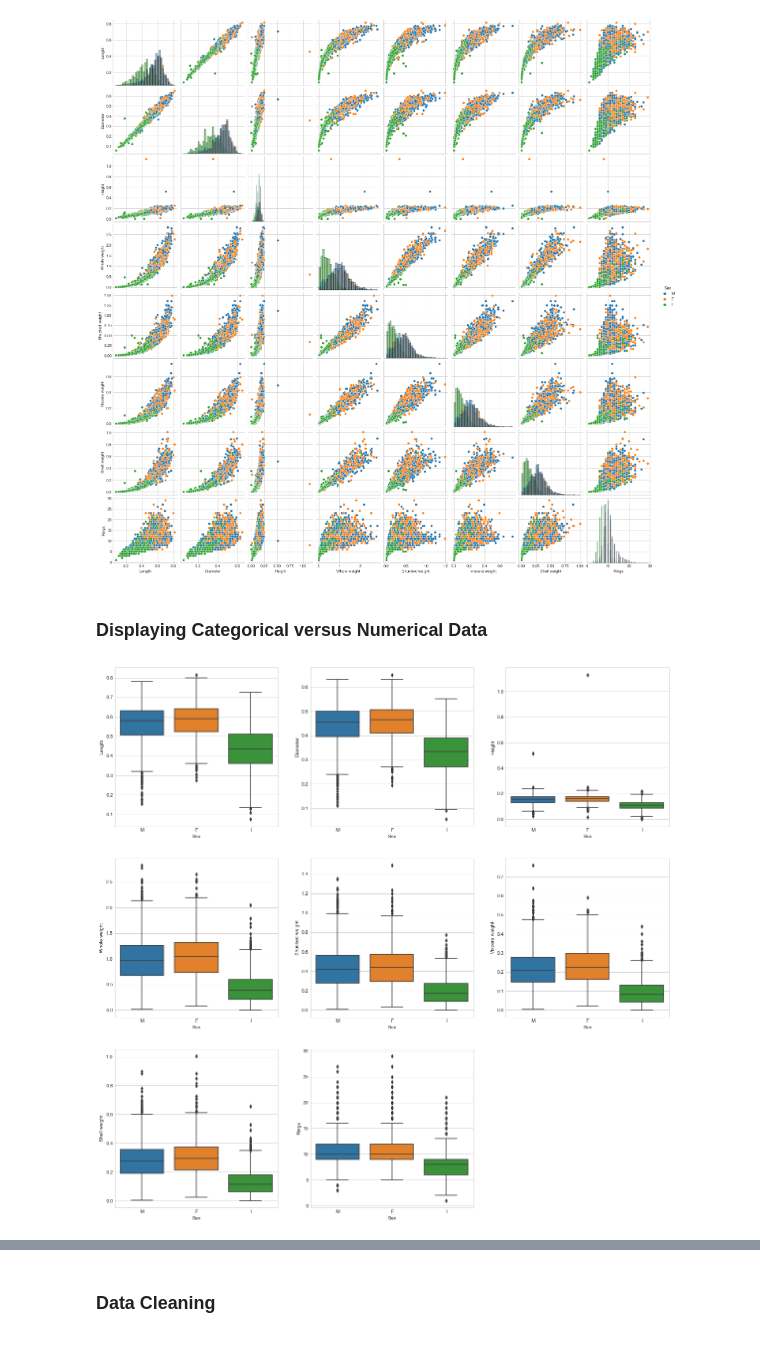
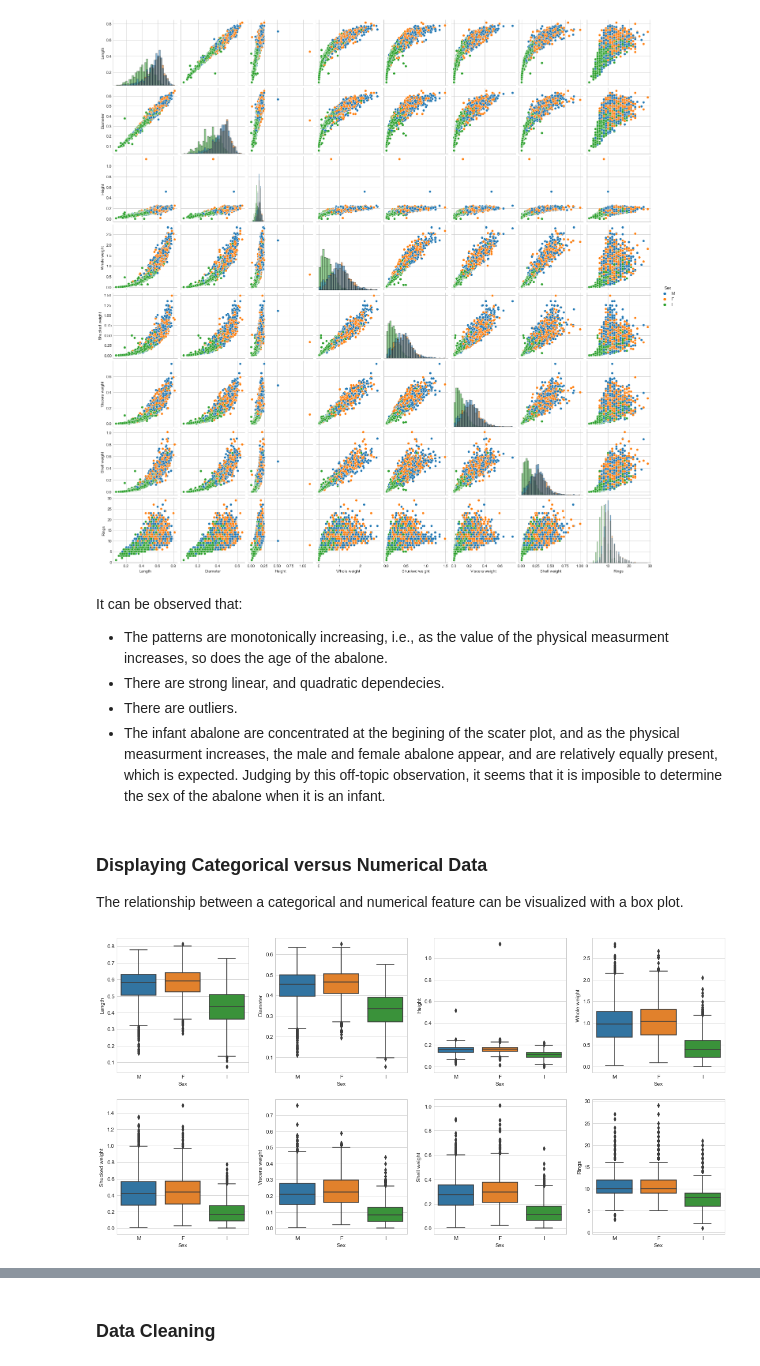
Before and after one commit to djosifovski/Abalone-Age-Prediction, a Jupyter notebook: Abalone-Age-Prediction.ipynb, the cells around one changed output, grey strips where cells are left out. Saved outputs shown, nothing was run; the diff lists cells and outputs as text; code cells hidden in the pictures.

```diff
--- a/Abalone-Age-Prediction.ipynb
+++ b/Abalone-Age-Prediction.ipynb
@@ -196,21 +276,28 @@ sns.pairplot(abalone, hue ='Sex', diag_kind='hist')
 plt.show()
 # %% [output]
 [figure]
-# %% [markdown]
-### Displaying Categorical versus Numerical Data
+# %% [markdown]
+It can be observed that:
+- The patterns are monotonically increasing, i.e., as the value of the physical measurment increases, so does the age of the abalone.
+- There are strong linear, and quadratic dependecies.
+- There are outliers.
+- The infant abalone are concentrated at the begining of the scater plot, and as the physical measurment increases, the male and female abalone appear, and are relatively equally present, which is expected. Judging by this off-topic observation, it seems that it is imposible to determine the sex of the abalone when it is an infant.
+# %% [markdown]
+### Displaying Categorical versus Numerical Data
+The relationship between a categorical and numerical feature can be visualized with a box plot.
 # %%
 nnum = abalone.select_dtypes(np.number).shape[1]
-cols = 3
-rows = int(np.ceil(nnum/3))
-fig, axes = plt.subplots(rows, cols, figsize=(20,20))
+cols = 4
+rows = 2
+fig, axes = plt.subplots(rows, cols, figsize=(20,10))
 
 for ax in axes.flatten():
     ax.set_axis_off()
 
 for column, ax in zip(abalone.select_dtypes(np.number).columns, axes.flatten()):
     sns.boxplot(x=abalone['Sex'], y=abalone[column], data=abalone, ax=ax)
     ax.set_axis_on()
 
 plt.show()
 # %% [output]
-[figure, old version]
+[figure, new version]
```
Also changed, not shown: parts of 72 cells of this notebook.
